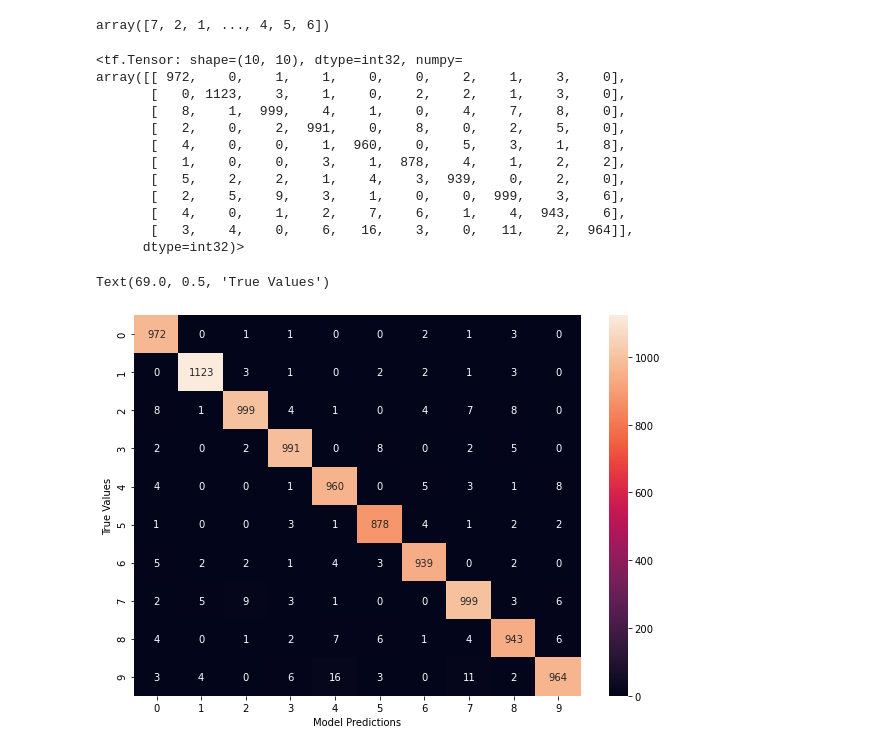
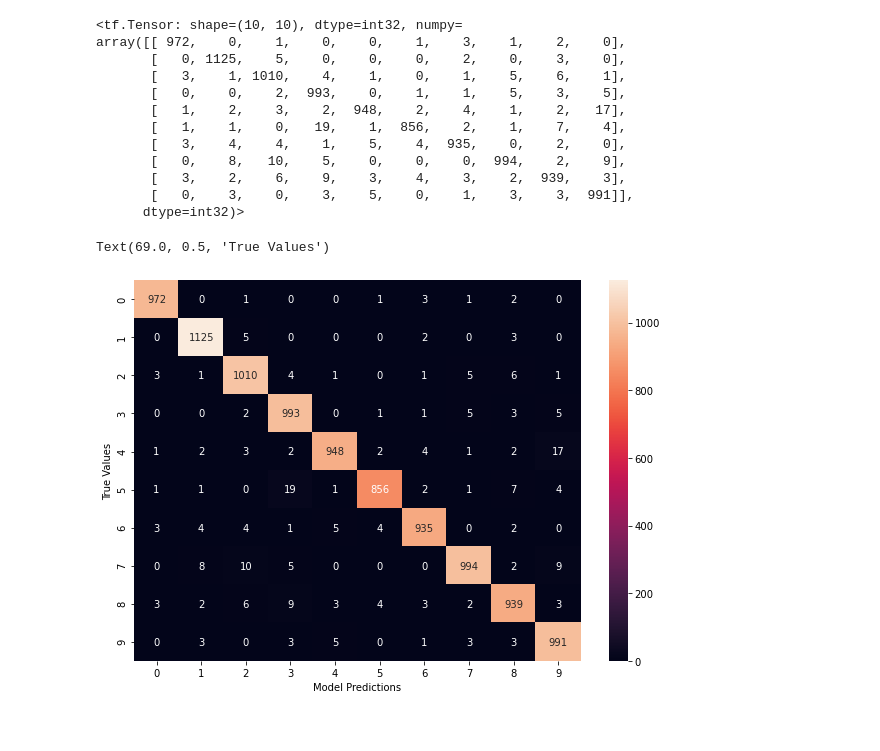
Before and after one commit to Divyanshu23/MNIST_digit_recogniser, a Jupyter notebook: src/digit_prediction_model.ipynb, the cells around one changed output. Cells and saved outputs as stored; diff of their text form; code cells hidden in the pictures.

```diff
--- a/src/digit_prediction_model.ipynb
+++ b/src/digit_prediction_model.ipynb
@@ -44,13 +66,19 @@ x_test_flatten = x_test_flatten/255
 # %%
-model = keras.Sequential([
+# Define the Model
+
+model1 = keras.Sequential([
     keras.layers.Dense(10, input_shape=(n,), activation="sigmoid")
 ])
 
-model.compile(
+model1.compile(
     optimizer="adam",
     loss="sparse_categorical_crossentropy",
     metrics=["accuracy"]
 )
 # %%
-model.fit(x_train_flatten, y_train, epochs=5)
+# Train the model on Training dataset
+
+model1.fit(x_train_flatten, y_train, epochs=10)
+
+# After training the model, an accuracy of approx. 93% on the training set is achieved
 # %% [output]
@@ -118,5 +168,9 @@ model2.compile(
     metrics=["accuracy"]
 )
 # %%
-model2.fit(x_train_flatten, y_train, epochs=5)
+# Train the model on Training dataset
+
+model2.fit(x_train_flatten, y_train, epochs=10)
+
+# After training the model, an accuracy of approx. 99% (almost perfect) on the training set is achieved
 # %% [output]
@@ -141,28 +213,28 @@ predictions2 = model2.predict(x_test_flatten)
-# %%
-y_predictions2 = predictions2.argmax(axis=1)
-# %% [output]
-array([7, 2, 1, ..., 4, 5, 6])
 # %%
+# Confusion Matrix
+
 cm2 = tf.math.confusion_matrix(labels=y_test, predictions = y_predictions2)
 cm2
 # %% [output]
 <tf.Tensor: shape=(10, 10), dtype=int32, numpy=
-array([[ 972,    0,    1,    1,    0,    0,    2,    1,    3,    0],
-       [   0, 1123,    3,    1,    0,    2,    2,    1,    3,    0],
-       [   8,    1,  999,    4,    1,    0,    4,    7,    8,    0],
-       [   2,    0,    2,  991,    0,    8,    0,    2,    5,    0],
-       [   4,    0,    0,    1,  960,    0,    5,    3,    1,    8],
-       [   1,    0,    0,    3,    1,  878,    4,    1,    2,    2],
-       [   5,    2,    2,    1,    4,    3,  939,    0,    2,    0],
-       [   2,    5,    9,    3,    1,    0,    0,  999,    3,    6],
-       [   4,    0,    1,    2,    7,    6,    1,    4,  943,    6],
-       [   3,    4,    0,    6,   16,    3,    0,   11,    2,  964]],
+array([[ 972,    0,    1,    0,    0,    1,    3,    1,    2,    0],
+       [   0, 1125,    5,    0,    0,    0,    2,    0,    3,    0],
+       [   3,    1, 1010,    4,    1,    0,    1,    5,    6,    1],
+       [   0,    0,    2,  993,    0,    1,    1,    5,    3,    5],
+       [   1,    2,    3,    2,  948,    2,    4,    1,    2,   17],
+       [   1,    1,    0,   19,    1,  856,    2,    1,    7,    4],
+       [   3,    4,    4,    1,    5,    4,  935,    0,    2,    0],
+       [   0,    8,   10,    5,    0,    0,    0,  994,    2,    9],
+       [   3,    2,    6,    9,    3,    4,    3,    2,  939,    3],
+       [   0,    3,    0,    3,    5,    0,    1,    3,    3,  991]],
       dtype=int32)>
 # %%
+# Visualize Confusion Matrix using seaborn library
+
 plt.figure(figsize=(10,7))
-sn.heatmap(cm2, annot=True, fmt="d")
+sn_plot = sn.heatmap(cm2, annot=True, fmt="d")
 plt.xlabel("Model Predictions")
 plt.ylabel("True Values")
 # %% [output]
 Text(69.0, 0.5, 'True Values')
-[figure, old version]
+[figure, new version]
```
Also changed, not shown: parts of 20 cells of this notebook.
